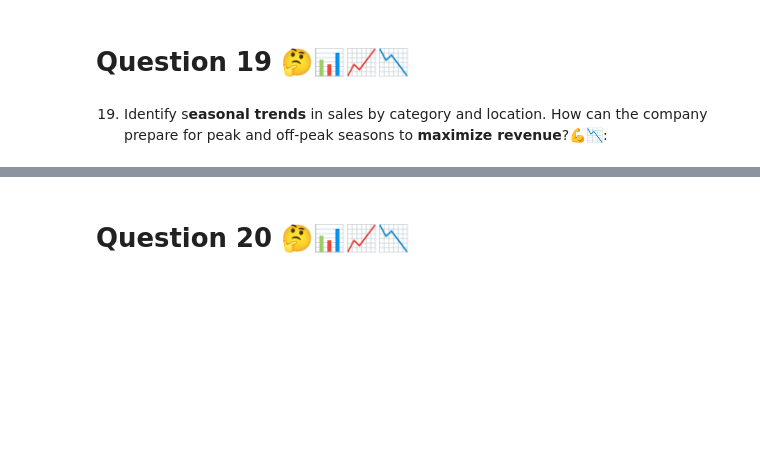
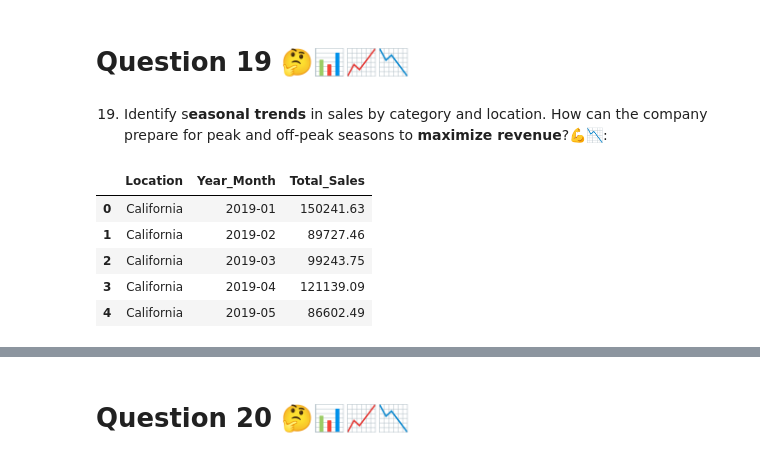
Before and after one commit to Smita569/E-commerce_Marketing_and_sales, a Jupyter notebook: E_commerce_Marketing_and_sales_Business_Case.ipynb, the cells around one changed output, grey strips where cells are left out. Saved outputs shown, nothing was run; the diff lists cells and outputs as text; code cells hidden in the pictures; blank space fills up the shorter version.

```diff
--- a/E_commerce_Marketing_and_sales_Business_Case.ipynb
+++ b/E_commerce_Marketing_and_sales_Business_Case.ipynb
@@ -808,3 +816,14 @@ plt.show()
 # Question 19 🤔📊📈📉
 # %% [markdown]
 19. Identify s**easonal trends** in sales by category and location. How can the company prepare for peak and off-peak seasons to **maximize revenue**?💪📉:
+# %%
+# Group by Location and Year_Month and calculate the sum of Total_Sales to find the seasonal sales by location.
+df_seasonal_sales_by_location=df_sales_with_first_purchase.groupby(['Location','Year_Month'])['Total_Sales'].sum().reset_index()
+df_seasonal_sales_by_location.head()
+# %% [output]
+|  | Location | Year_Month | Total_Sales |
+| 0 | California | 2019-01 | 150241.63 |
+| 1 | California | 2019-02 | 89727.46 |
+| 2 | California | 2019-03 | 99243.75 |
+| 3 | California | 2019-04 | 121139.09 |
+| 4 | California | 2019-05 | 86602.49 |
```
Also changed, not shown: parts of 5 cells of this notebook.
